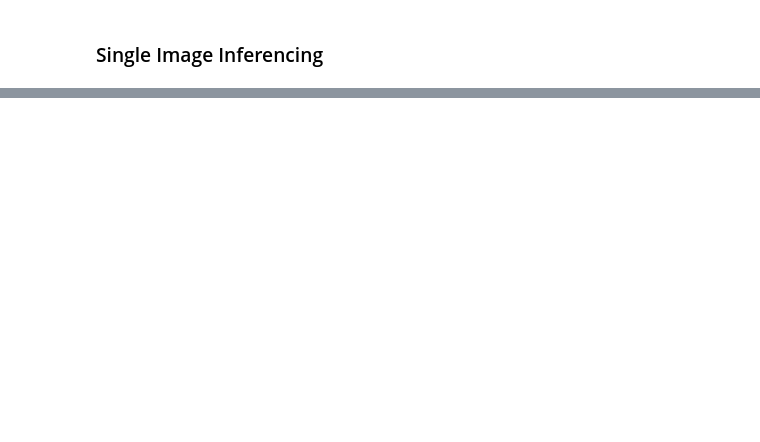
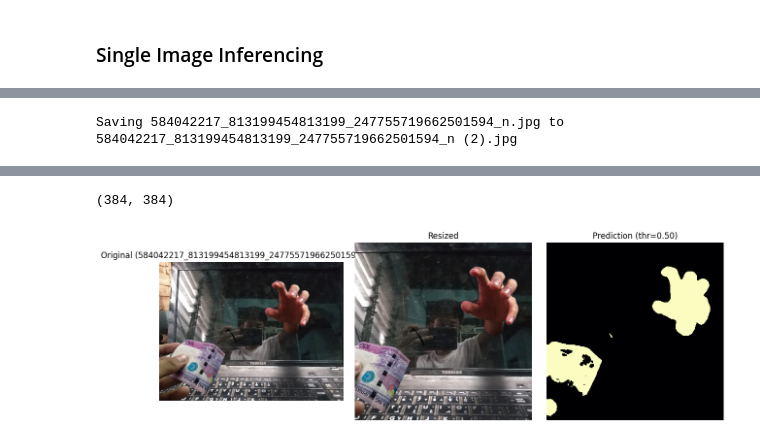
Before and after one commit to DeogenesMaranan/LIFD, a Jupyter notebook: training_launcher.ipynb, the cells around one changed output, grey strips where cells are left out. Saved outputs shown, nothing was run; the diff lists cells and outputs as text; code cells hidden in the pictures; blank space fills up the shorter version.

```diff
--- a/training_launcher.ipynb
+++ b/training_launcher.ipynb
@@ -302,8 +362,12 @@ loss_config
 # %%
-combined_manifest = Path(DATASET_ROOT) / "combined_manifest.parquet",
+combined_manifest = Path(DATASET_ROOT) / "combined_manifest.parquet"
 if combined_manifest.exists():
+    # If a combined manifest file exists, pass the combined manifest file
+    # itself as the prepared_root so the loader can detect and use it.
+    # The loader will set per-record `prepared_root` values and write
+    # caches into the manifest parent directory as needed.
     PREPARED_ROOT = str(combined_manifest)
-    print(f"Using combined manifest for prepared_root: {PREPARED_ROOT}")
+    print(f"Found combined manifest: {combined_manifest}; using prepared manifest file: {PREPARED_ROOT}")
 else:
     PREPARED_ROOT = str(DATASET_ROOT)
     print(f"Using DATASET_ROOT for prepared_root: {PREPARED_ROOT}")
@@ -554,0 +738,65 @@ pred_mask.shape
+# %%
+from io import BytesIO
+from PIL import Image, ImageOps
+try:
+    from google.colab import files as colab_files
+except ImportError:
+    colab_files = None
+
+def _predict_image_array(image_arr: np.ndarray, checkpoint_path: Path, threshold: float) -> np.ndarray:
+    from model.hybrid_forgery_detector import HybridForgeryDetector
+    checkpoint = torch.load(checkpoint_path, map_location="cpu")
+    cfg = HybridForgeryConfig(**checkpoint["config"]["model_config"])
+    device = train_config.resolved_device()
+    model = HybridForgeryDetector(cfg).to(device)
+    model.load_state_dict(checkpoint["model_state"])
+    model.eval()
+    tensor = torch.from_numpy(image_arr.transpose(2, 0, 1)).unsqueeze(0).to(device)
+    zero_noise = torch.zeros(1, 3, tensor.shape[-2], tensor.shape[-1], device=device)
+    noise_inputs = {"residual": zero_noise}
+    with torch.no_grad():
+        mask = model.predict_mask(tensor, threshold=threshold, noise_features=noise_inputs)
+    return mask.squeeze().cpu().numpy()
+
+def _load_uploaded_image() -> tuple[Image.Image, str]:
+    if USE_COLAB and colab_files is not None:
+        uploaded = colab_files.upload()
+        if not uploaded:
+            raise ValueError("No file uploaded. Please select an image.")
+        name, data = next(iter(uploaded.items()))
+        return Image.open(BytesIO(data)).convert("RGB"), name
+    local_image_path = Path("./REPLACE_WITH_IMAGE.jpg")
+    if "REPLACE_WITH_IMAGE" in str(local_image_path):
+        raise ValueError("Set local_image_path to an actual image path when running outside Colab.")
+    if not local_image_path.exists():
+        raise FileNotFoundError(f"Local image not found: {local_image_path}")
+    return Image.open(local_image_path).convert("RGB"), str(local_image_path)
+
+uploaded_image, uploaded_label = _load_uploaded_image()
+original_image = uploaded_image.copy()
+try:
+    resample_mode = Image.Resampling.BICUBIC
+except AttributeError:
+    resample_mode = Image.BICUBIC
+target_hw = (train_config.target_size, train_config.target_size)
+resized_image = ImageOps.fit(uploaded_image, target_hw, method=resample_mode)
+normalized = np.array(resized_image, dtype=np.float32) / 255.0
+checkpoint_for_single = checkpoint_path if "checkpoint_path" in locals() else "/content/drive/MyDrive/LIFD.bak/checkpoints/best.pt"
+threshold_for_single = (
+    best_threshold if "best_threshold" in locals()
+    else (trained_config.primary_eval_threshold if "trained_config" in locals() else train_config.primary_eval_threshold)
+ )
+pred_mask = _predict_image_array(normalized, checkpoint_for_single, threshold_for_single)
+fig, axes = plt.subplots(1, 3, figsize=(12, 4))
+axes[0].imshow(original_image)
+axes[0].set_title(f"Original ({uploaded_label})")
+axes[0].axis("off")
+axes[1].imshow(resized_image)
+axes[1].set_title("Resized")
+axes[1].axis("off")
+axes[2].imshow(pred_mask, cmap="magma")
+axes[2].set_title(f"Prediction (thr={threshold_for_single:.2f})")
+axes[2].axis("off")
+plt.tight_layout()
+pred_mask.shape
+# %% [output]
@@ -554,0 +804 @@ pred_mask.shape
+Saving 584042217_813199454813199_247755719662501594_n.jpg to 584042217_813199454813199_247755719662501594_n (2).jpg
@@ -554,0 +806,2 @@ pred_mask.shape
+(384, 384)
+[figure, added]
```
Also changed, not shown: parts of 18 cells of this notebook, 1 other file.
